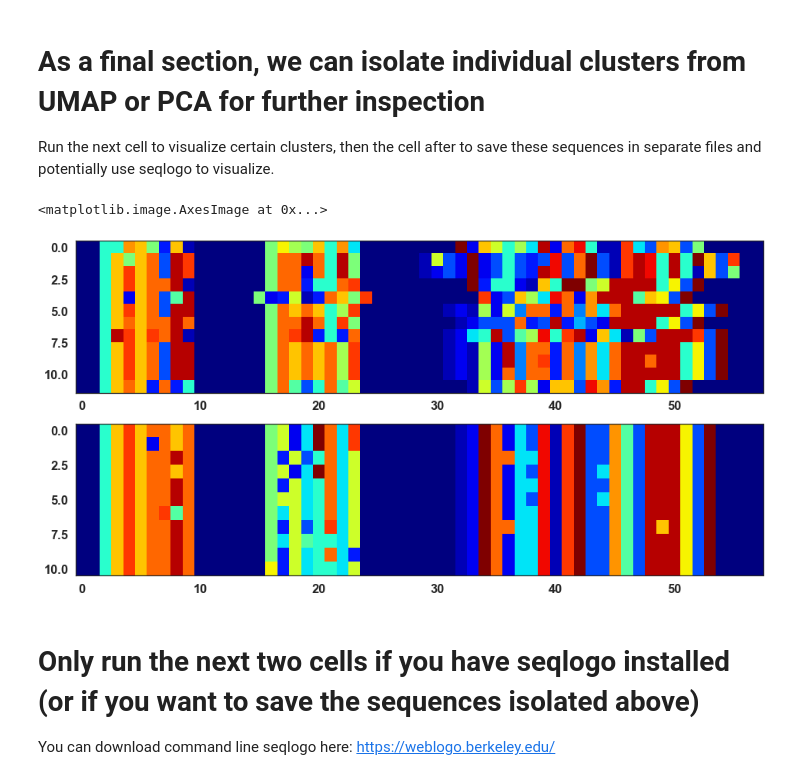
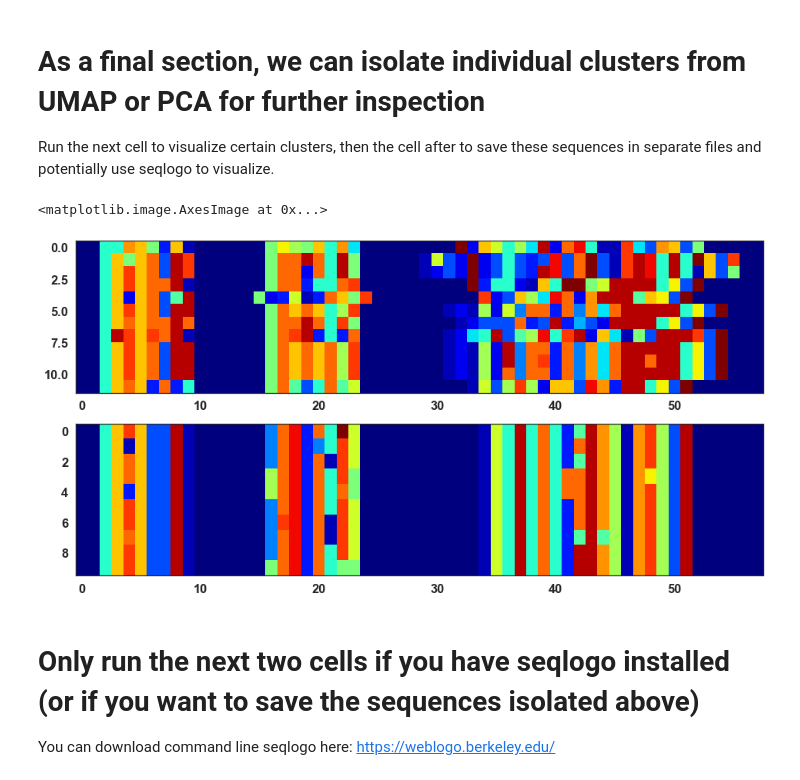
Before and after one commit to ctboughter/AIMS, a Jupyter notebook: notebooks/AIMS_notebook.ipynb, the cells around one changed output. Cells and saved outputs as stored; diff of their text form; code cells hidden in the pictures.

```diff
--- a/notebooks/AIMS_notebook.ipynb
+++ b/notebooks/AIMS_notebook.ipynb
@@ -487,25 +487,25 @@ Run the next cell to visualize certain clusters, then the cell after to save the
 # %%
 # So now that we've done some clustering, pick out the most interesting clusters:
 sel1 = 0
-sel2 = 2
+sel2 = 1
 # Look at umap dset or pca dset
 sub1_MI = seq_MIf[seq_MIf.columns[cluster_dset[cluster_dset['cluster'] == sel1].index]]
 sub2_MI = seq_MIf[seq_MIf.columns[cluster_dset[cluster_dset['cluster'] == sel2].index]]
 
 # Alright now get the sequences
 dset_sub = pandas.concat([seq1,seq2],axis=1)
 sub1_seqs = np.transpose(dset_sub[sub1_MI.columns])
 sub2_seqs = np.transpose(dset_sub[sub2_MI.columns])
 
 label_sub=['sub1','sub2']
 
 fig, ax = pl.subplots(2, 1,squeeze=False,figsize=(16,8))
 ax[0,0].imshow(np.transpose(sub1_MI), interpolation='nearest', aspect='auto',cmap=cm.jet)
 ax[1,0].imshow(np.transpose(sub2_MI), interpolation='nearest', aspect='auto',cmap=cm.jet)
 #pl.savefig('AIMS_2groupMat.pdf',format='pdf')
 # %% [output]
 <matplotlib.image.AxesImage at 0x...>
-[figure, old version]
+[figure, new version]
 # %% [markdown]
 # Only run the next two cells if you have seqlogo installed (or if you want to save the sequences isolated above)
 You can download command line seqlogo here: https://weblogo.berkeley.edu/
```
Also changed, not shown: 1 other file.
